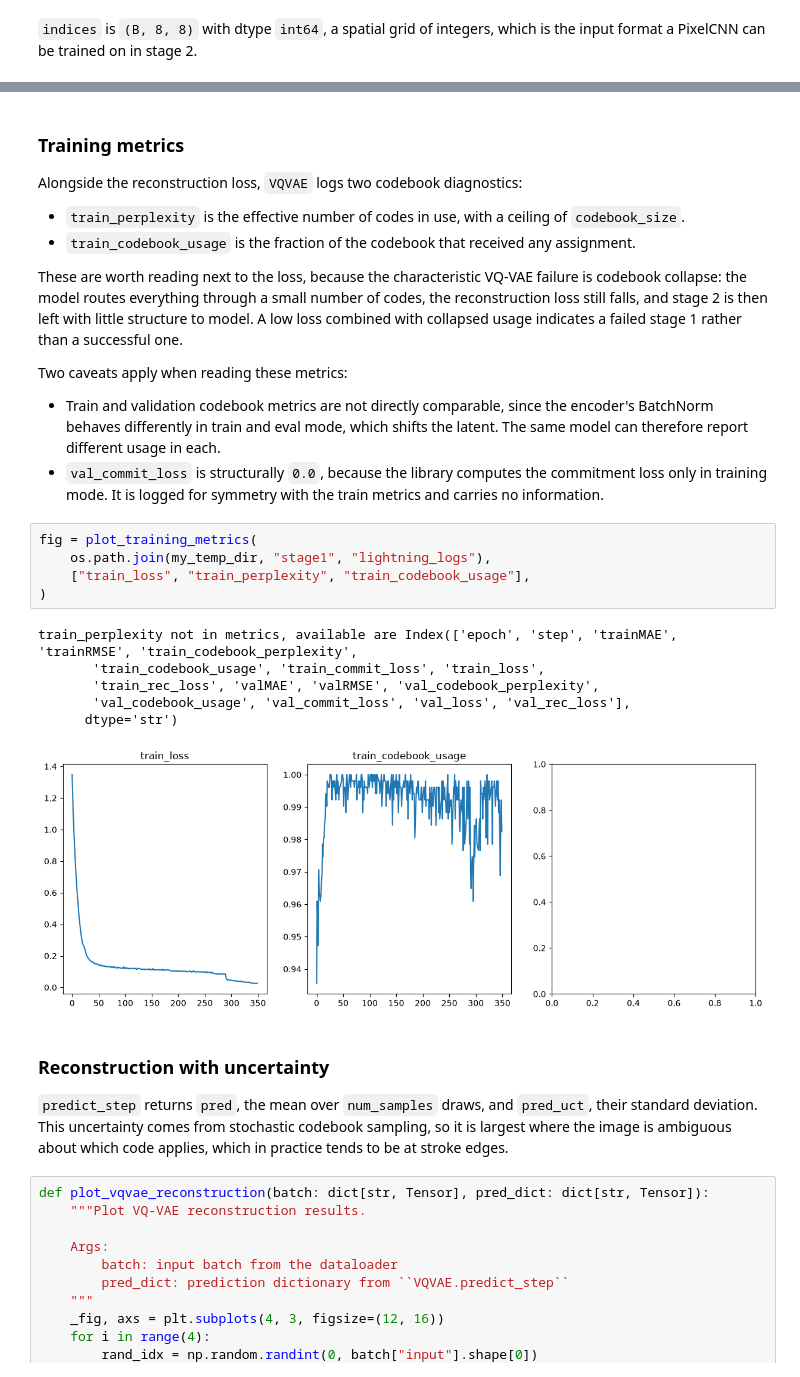
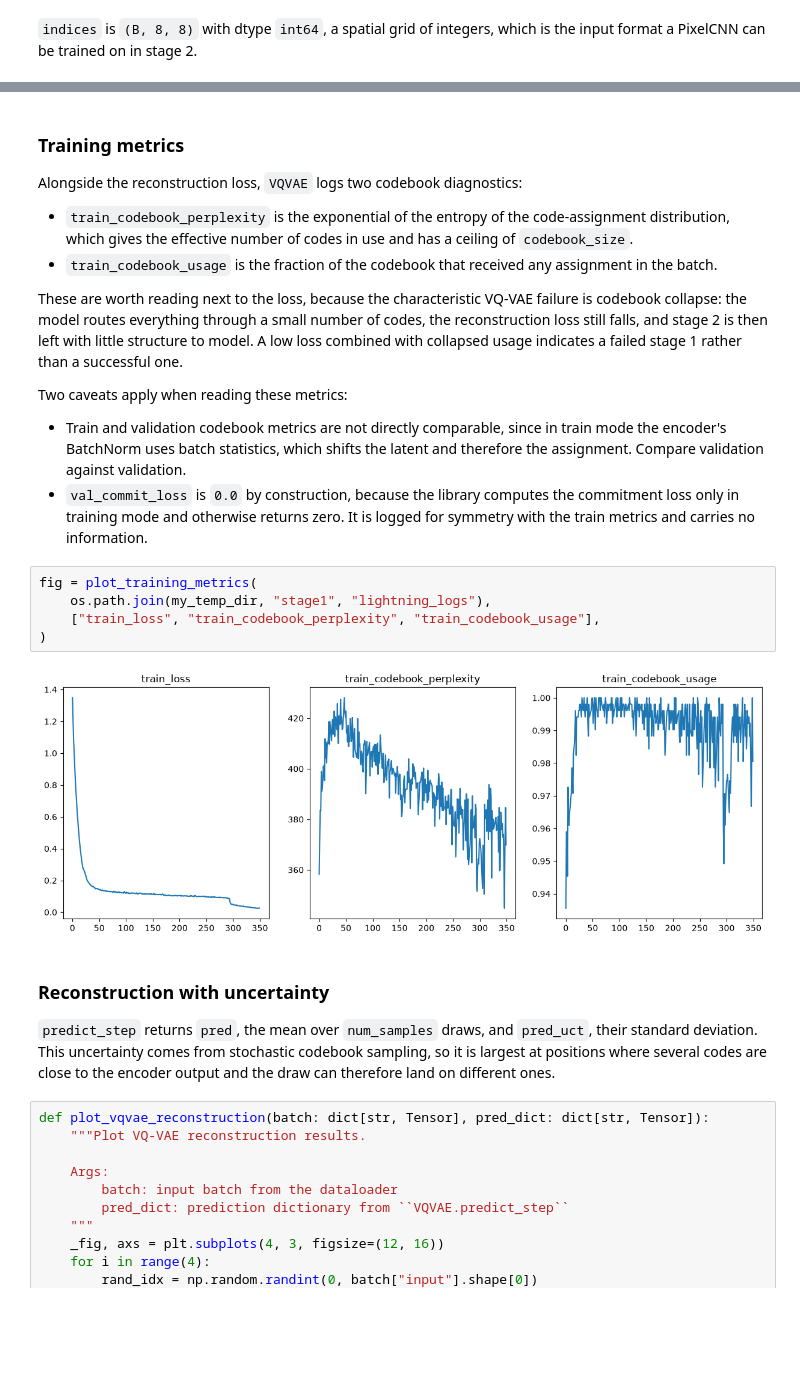
Before and after one commit to lightning-uq-box/lightning-uq-box, a Jupyter notebook: docs/tutorials/generation/vqvae_mnist.ipynb, the cells around one changed output, grey strips where cells are left out. Cells and saved outputs as stored; diff of their text form; blank space fills up the shorter version.

```diff
--- a/docs/tutorials/generation/vqvae_mnist.ipynb
+++ b/docs/tutorials/generation/vqvae_mnist.ipynb
@@ -243,31 +218,26 @@ lightning/pytorch/utilities/_pytree.py:21: `isinstance(treespec, LeafSpec)` is d
 
 Alongside the reconstruction loss, `VQVAE` logs two codebook diagnostics:
 
-- `train_perplexity` is the effective number of codes in use, with a ceiling of `codebook_size`.
-- `train_codebook_usage` is the fraction of the codebook that received any assignment.
+- `train_codebook_perplexity` is the exponential of the entropy of the code-assignment distribution, which gives the effective number of codes in use and has a ceiling of `codebook_size`.
+- `train_codebook_usage` is the fraction of the codebook that received any assignment in the batch.
 
 These are worth reading next to the loss, because the characteristic VQ-VAE failure is codebook collapse: the model routes everything through a small number of codes, the reconstruction loss still falls, and stage 2 is then left with little structure to model. A low loss combined with collapsed usage indicates a failed stage 1 rather than a successful one.
 
 Two caveats apply when reading these metrics:
 
-- Train and validation codebook metrics are not directly comparable, since the encoder's BatchNorm behaves differently in train and eval mode, which shifts the latent. The same model can therefore report different usage in each.
-- `val_commit_loss` is structurally `0.0`, because the library computes the commitment loss only in training mode. It is logged for symmetry with the train metrics and carries no information.
+- Train and validation codebook metrics are not directly comparable, since in train mode the encoder's BatchNorm uses batch statistics, which shifts the latent and therefore the assignment. Compare validation against validation.
+- `val_commit_loss` is `0.0` by construction, because the library computes the commitment loss only in training mode and otherwise returns zero. It is logged for symmetry with the train metrics and carries no information.
 # %%
 fig = plot_training_metrics(
     os.path.join(my_temp_dir, "stage1", "lightning_logs"),
-    ["train_loss", "train_perplexity", "train_codebook_usage"],
+    ["train_loss", "train_codebook_perplexity", "train_codebook_usage"],
 )
 # %% [output]
-train_perplexity not in metrics, available are Index(['epoch', 'step', 'trainMAE', 'trainRMSE', 'train_codebook_perplexity',
-       'train_codebook_usage', 'train_commit_loss', 'train_loss',
-       'train_rec_loss', 'valMAE', 'valRMSE', 'val_codebook_perplexity',
-       'val_codebook_usage', 'val_commit_loss', 'val_loss', 'val_rec_loss'],
-      dtype='str')
-[figure, old version]
+[figure, new version]
 # %% [markdown]
 ### Reconstruction with uncertainty
 
-`predict_step` returns `pred`, the mean over `num_samples` draws, and `pred_uct`, their standard deviation. This uncertainty comes from stochastic codebook sampling, so it is largest where the image is ambiguous about which code applies, which in practice tends to be at stroke edges.
+`predict_step` returns `pred`, the mean over `num_samples` draws, and `pred_uct`, their standard deviation. This uncertainty comes from stochastic codebook sampling, so it is largest at positions where several codes are close to the encoder output and the draw can therefore land on different ones.
 # %%
 def plot_vqvae_reconstruction(batch: dict[str, Tensor], pred_dict: dict[str, Tensor]):
     """Plot VQ-VAE reconstruction results.
```
Also changed, not shown: parts of 13 cells of this notebook.
